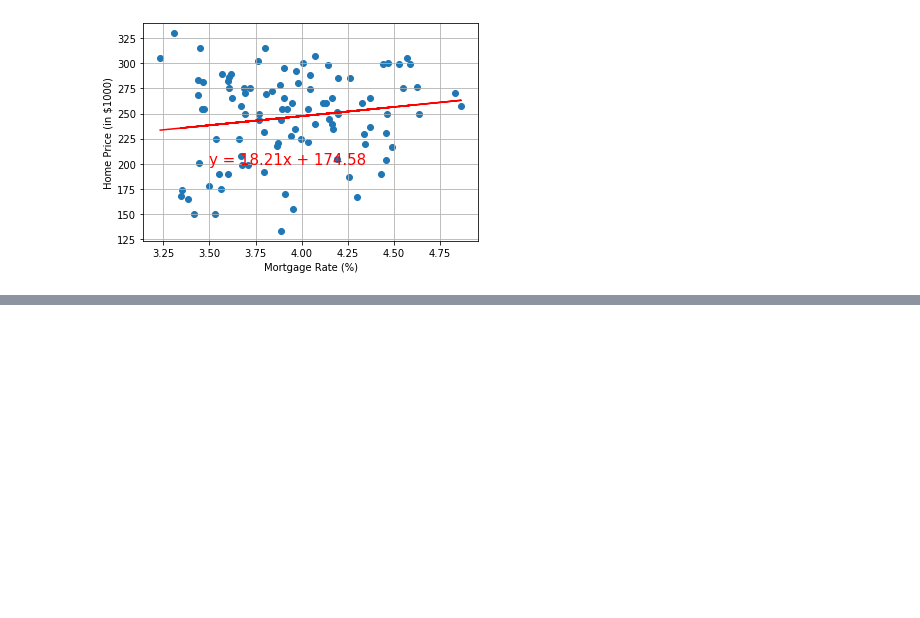
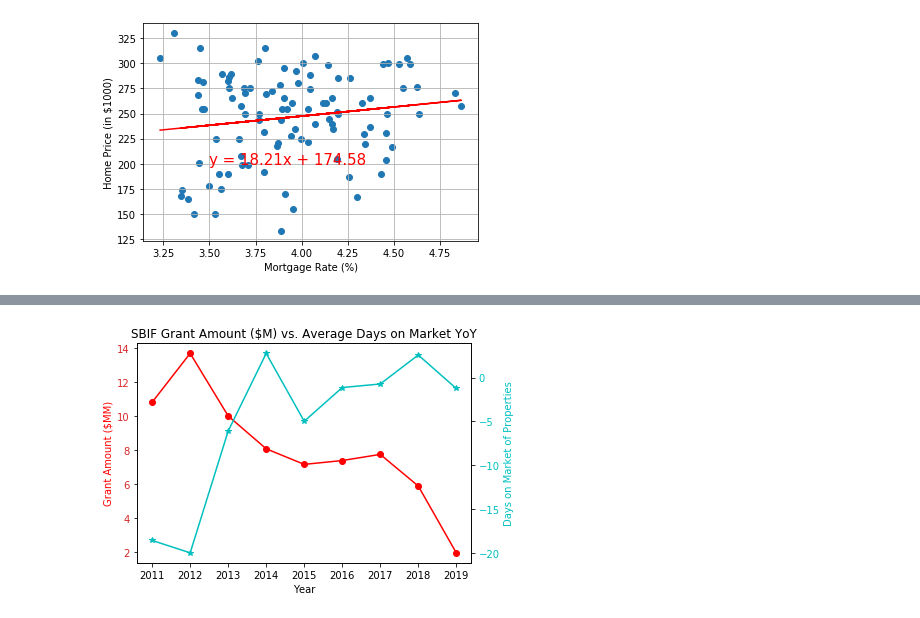
Before and after one commit to ruilin86/Group-Project, a Jupyter notebook: Project_1.ipynb, the cells around one changed output, grey strips where cells are left out. Saved outputs shown, nothing was run; the diff lists cells and outputs as text; code cells hidden in the pictures; blank space fills up the shorter version.

```diff
--- a/Project_1.ipynb
+++ b/Project_1.ipynb
@@ -506,0 +609,3 @@ The r-squared is: 0.024454583262606872
+# %%
+dom_yoy = med_prices[["Month of Period End", "Days on Market YoY"]]
+dom_yoy
@@ -506,0 +626,6 @@ The r-squared is: 0.024454583262606872
+# %%
+date=dom_yoy["Month of Period End"].str.split("/",n = 2, expand = True)
+Year = date[1]
+pd.to_numeric(Year)
+Year = pd.to_numeric(Year) + 2000
+Year
@@ -506,0 +645,4 @@ The r-squared is: 0.024454583262606872
+# %%
+dom_yoy["Year"]= Year
+dom_yoy = dom_yoy.drop(columns = ["Month of Period End"])
+dom_yoy
@@ -506,0 +668,5 @@ The r-squared is: 0.024454583262606872
+# %%
+dom_yoy["Days on Market YoY"] = dom_yoy["Days on Market YoY"].astype(float)
+dom_yoy["Days on Market YoY"] = dom_yoy["Days on Market YoY"].round()
+dom_yoy = dom_yoy.groupby("Year").mean()
+dom_yoy
@@ -506,0 +685,26 @@ The r-squared is: 0.024454583262606872
+# %%
+x = sbif_data.index
+y1 = sbif_data["Grant Amount"]
+y2 = dom_yoy["Days on Market YoY"]
+
+fig, ax1 = plt.subplots()
+
+color = "red"
+ax1.set_xlabel('Year')
+ax1.set_ylabel('Grant Amount ($MM)', color=color)
+ax1.plot(x, y1, marker = 'o', color=color)
+ax1.tick_params(axis='y', labelcolor=color)
+ax1.set_yticklabels(["0","2", "4", "6", "8", "10", "12", "14"], color="tab:red", size=10)
+
+ax2 = ax1.twinx()
+
+color = "c"
+ax2.set_ylabel('Days on Market of Properties', color=color)
+ax2.plot(x, y2, marker = '*', color=color)
+ax2.tick_params(axis='y', labelcolor=color)
+
+plt.title("SBIF Grant Amount ($M) vs. Average Days on Market YoY")
+fig.tight_layout()
+plt.show()
+# %% [output]
+[figure, added]
```
Also changed, not shown: parts of 18 cells of this notebook.
